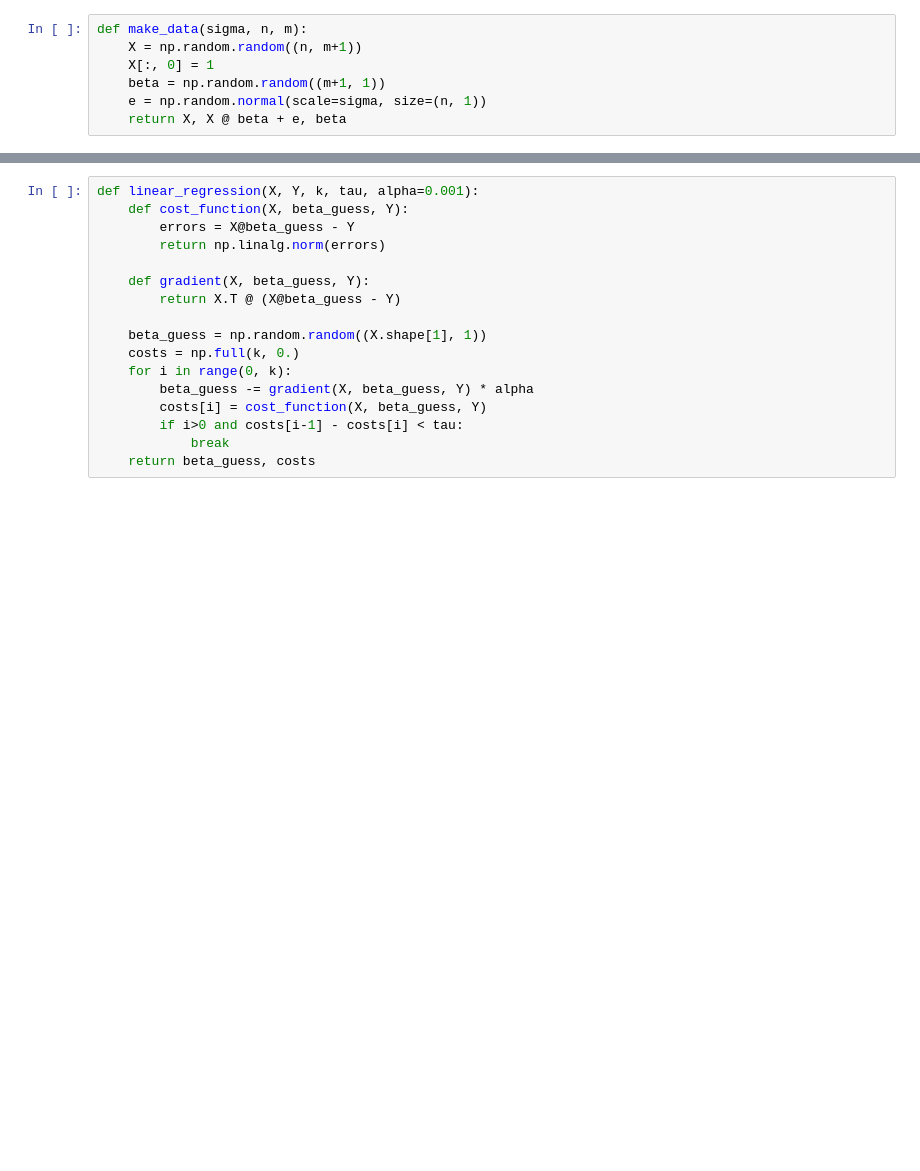
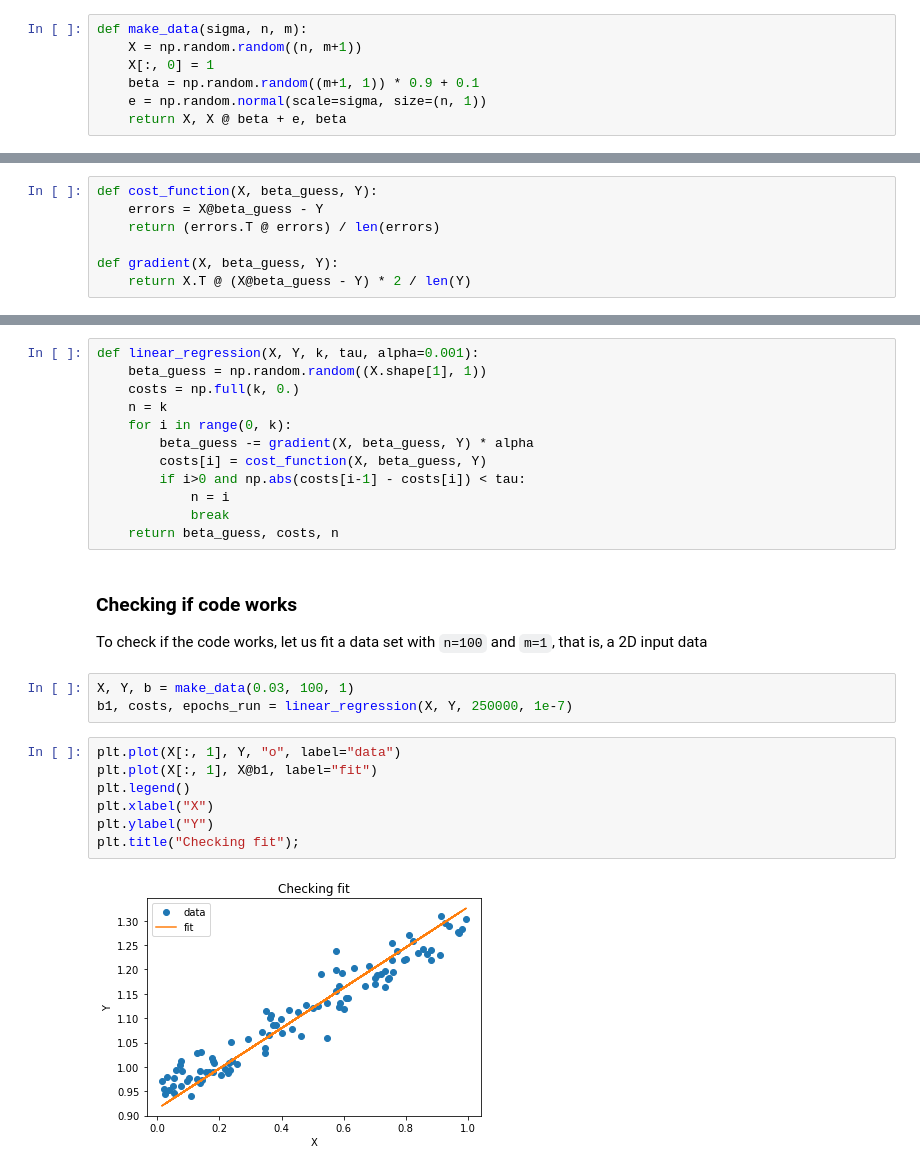
Before and after one commit to DhruvaSambrani/idc410, a Jupyter notebook: assignments/ass1/Linear Regression.ipynb, the cells around one changed output, grey strips where cells are left out. Cells and saved outputs as stored; diff of their text form; blank space fills up the shorter version.

```diff
--- a/assignments/ass1/Linear Regression.ipynb
+++ b/assignments/ass1/Linear Regression.ipynb
@@ -6,6 +18,6 @@ import matplotlib.pyplot as plt
 def make_data(sigma, n, m):
     X = np.random.random((n, m+1))
     X[:, 0] = 1
-    beta = np.random.random((m+1, 1))
+    beta = np.random.random((m+1, 1)) * 0.9 + 0.1
     e = np.random.normal(scale=sigma, size=(n, 1))
     return X, X @ beta + e, beta
@@ -11,0 +38,7 @@ def make_data(sigma, n, m):
+# %%
+def cost_function(X, beta_guess, Y):
+    errors = X@beta_guess - Y
+    return (errors.T @ errors) / len(errors)
+
+def gradient(X, beta_guess, Y):
+    return X.T @ (X@beta_guess - Y) * 2 / len(Y)
@@ -12,17 +56,28 @@ def make_data(sigma, n, m):
 # %%
 def linear_regression(X, Y, k, tau, alpha=0.001):
-    def cost_function(X, beta_guess, Y):
-        errors = X@beta_guess - Y
-        return np.linalg.norm(errors)
-
-    def gradient(X, beta_guess, Y):
-        return X.T @ (X@beta_guess - Y)
-
     beta_guess = np.random.random((X.shape[1], 1))
     costs = np.full(k, 0.)
+    n = k
     for i in range(0, k):
         beta_guess -= gradient(X, beta_guess, Y) * alpha
         costs[i] = cost_function(X, beta_guess, Y)
-        if i>0 and costs[i-1] - costs[i] < tau:
+        if i>0 and np.abs(costs[i-1] - costs[i]) < tau:
+            n = i
             break
-    return beta_guess, costs
+    return beta_guess, costs, n
+# %% [markdown]
+### Checking if code works
+
+To check if the code works, let us fit a data set with `n=100` and `m=1`, that is, a 2D input data
+# %%
+X, Y, b = make_data(0.03, 100, 1)
+b1, costs, epochs_run = linear_regression(X, Y, 250000, 1e-7)
+# %%
+plt.plot(X[:, 1], Y, "o", label="data")
+plt.plot(X[:, 1], X@b1, label="fit")
+plt.legend()
+plt.xlabel("X")
+plt.ylabel("Y")
+plt.title("Checking fit");
+# %% [output]
+[figure, added]
```
Also changed, not shown: parts of 21 cells of this notebook, 2 other files.
